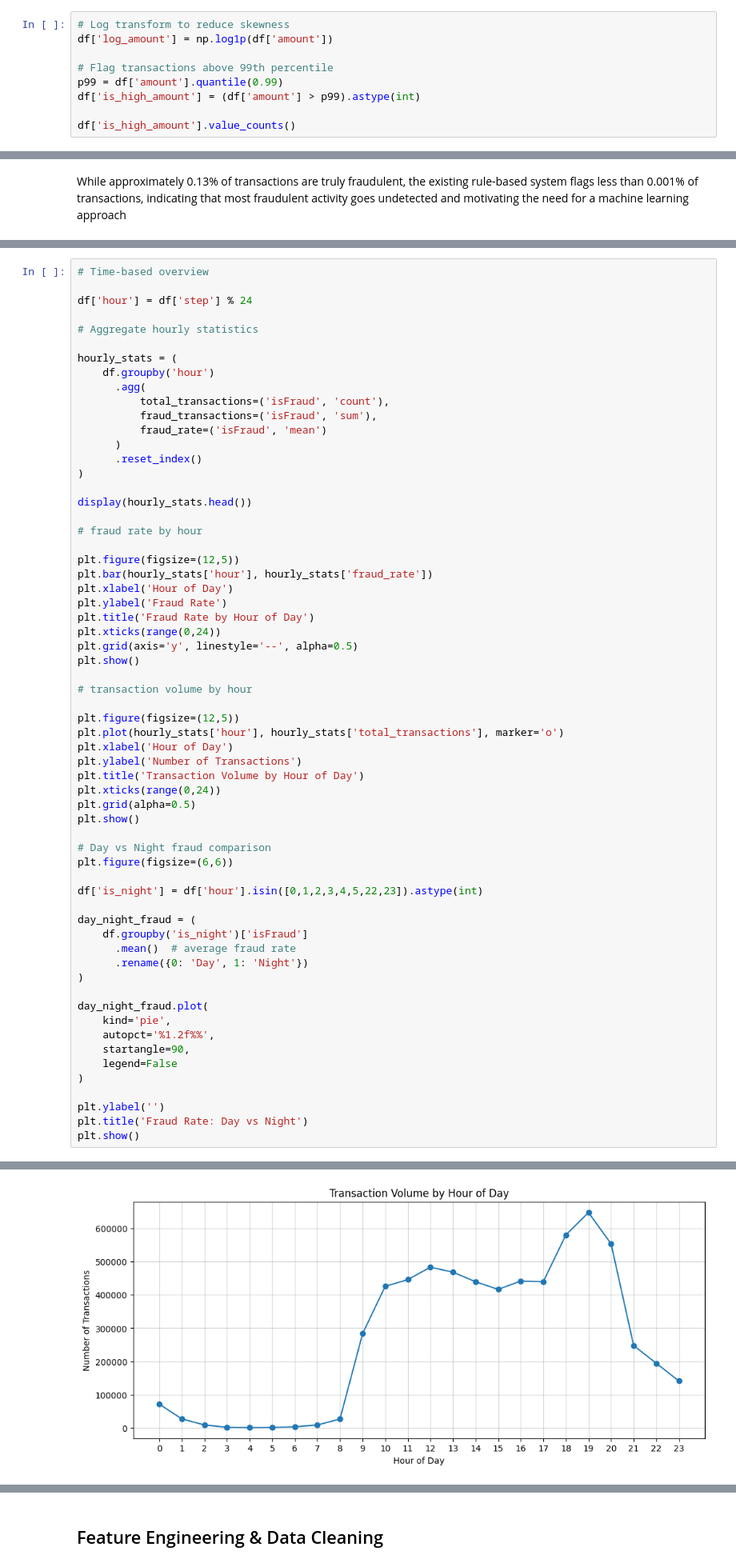
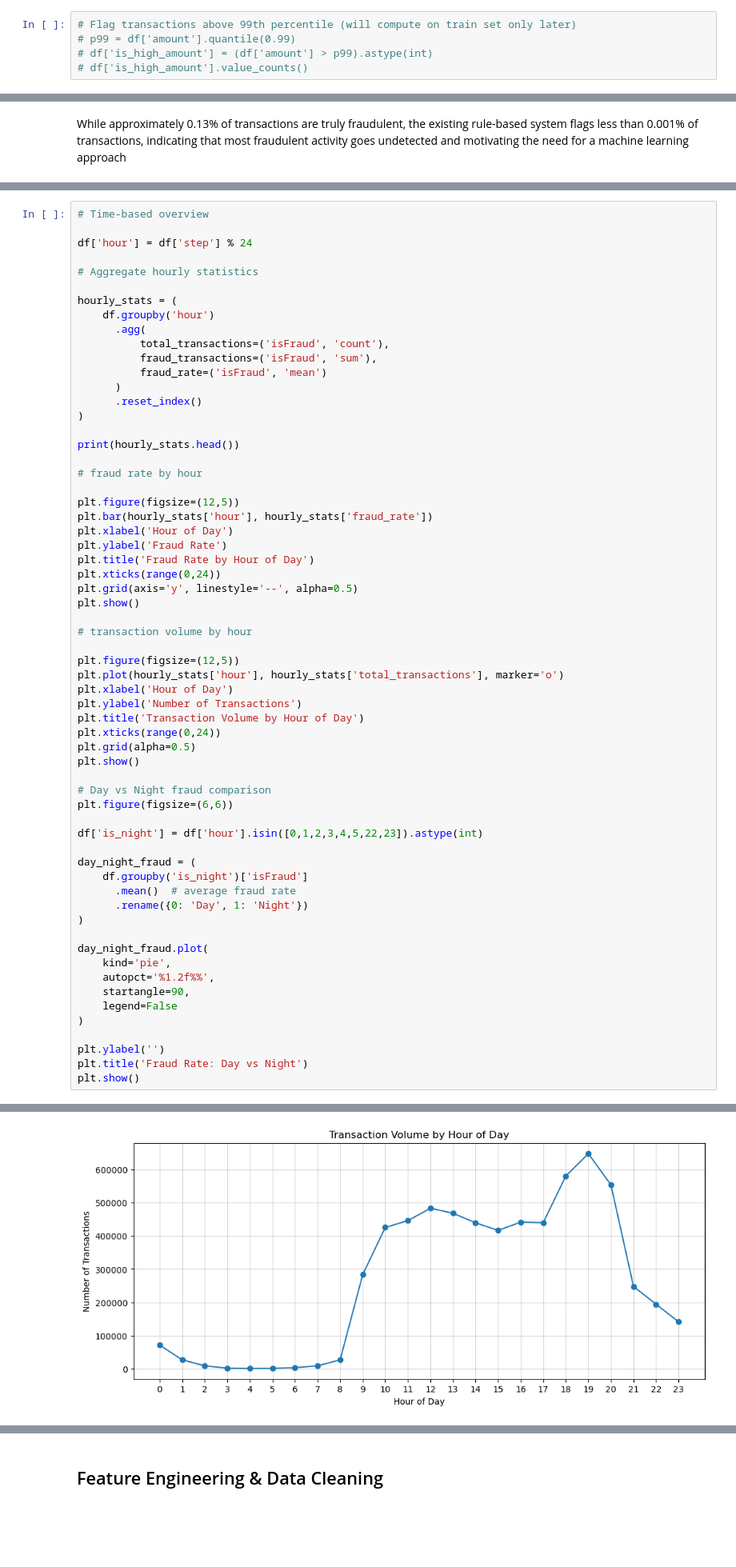
Before and after one commit to vaibhav786775/Banking-Fraud---Risk-Analytics-Engine, a Jupyter notebook: Analysis.ipynb, the cells around one changed output, grey strips where cells are left out. Shown at 80% size. Cells and saved outputs as stored; diff of their text form; blank space fills up the shorter version.

```diff
--- a/Analysis.ipynb
+++ b/Analysis.ipynb
@@ -116,9 +131,5 @@ plt.show()
 # %%
-# Log transform to reduce skewness
-df['log_amount'] = np.log1p(df['amount'])
-
-# Flag transactions above 99th percentile
-p99 = df['amount'].quantile(0.99)
-df['is_high_amount'] = (df['amount'] > p99).astype(int)
-
-df['is_high_amount'].value_counts()
+# Flag transactions above 99th percentile (will compute on train set only later)
+# p99 = df['amount'].quantile(0.99)
+# df['is_high_amount'] = (df['amount'] > p99).astype(int)
+# df['is_high_amount'].value_counts()
@@ -174,7 +180,7 @@ hourly_stats = (
       .reset_index()
 )
 
-display(hourly_stats.head())
+print(hourly_stats.head())
 
 # fraud rate by hour
 
@@ -229,2 +235,2 @@ plt.show()
 [figure]
-[figure, old version]
+[figure, new version]
```
Also changed, not shown: parts of 17 cells of this notebook, 1 other file.
